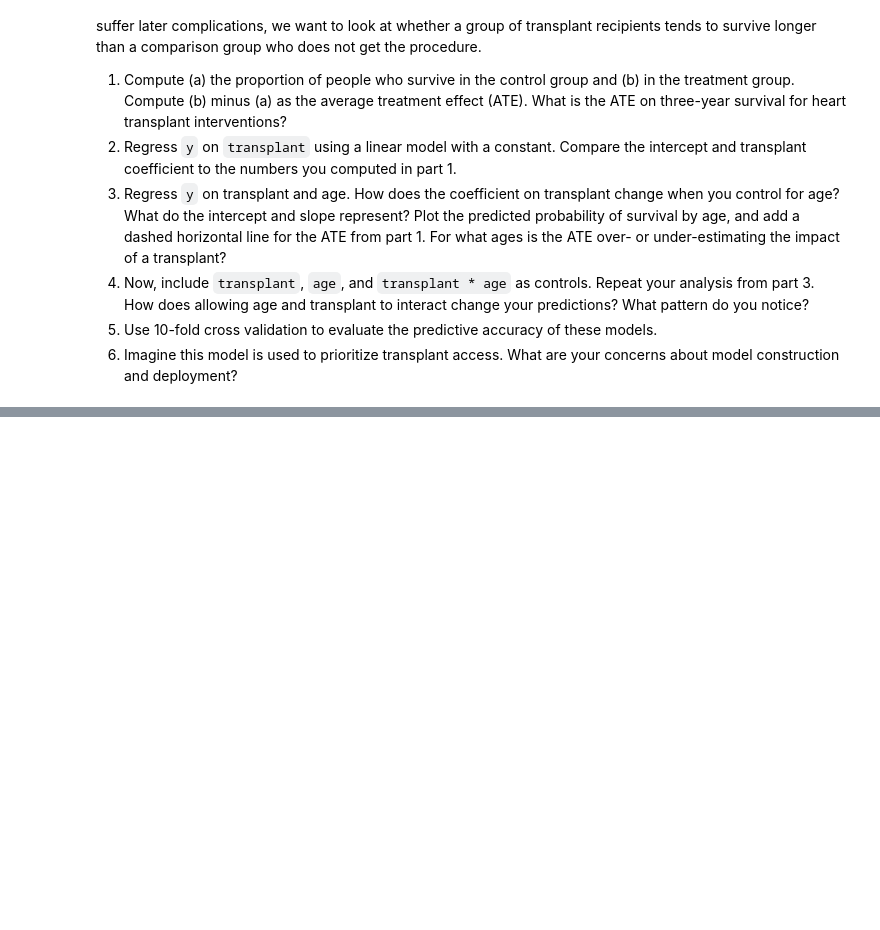
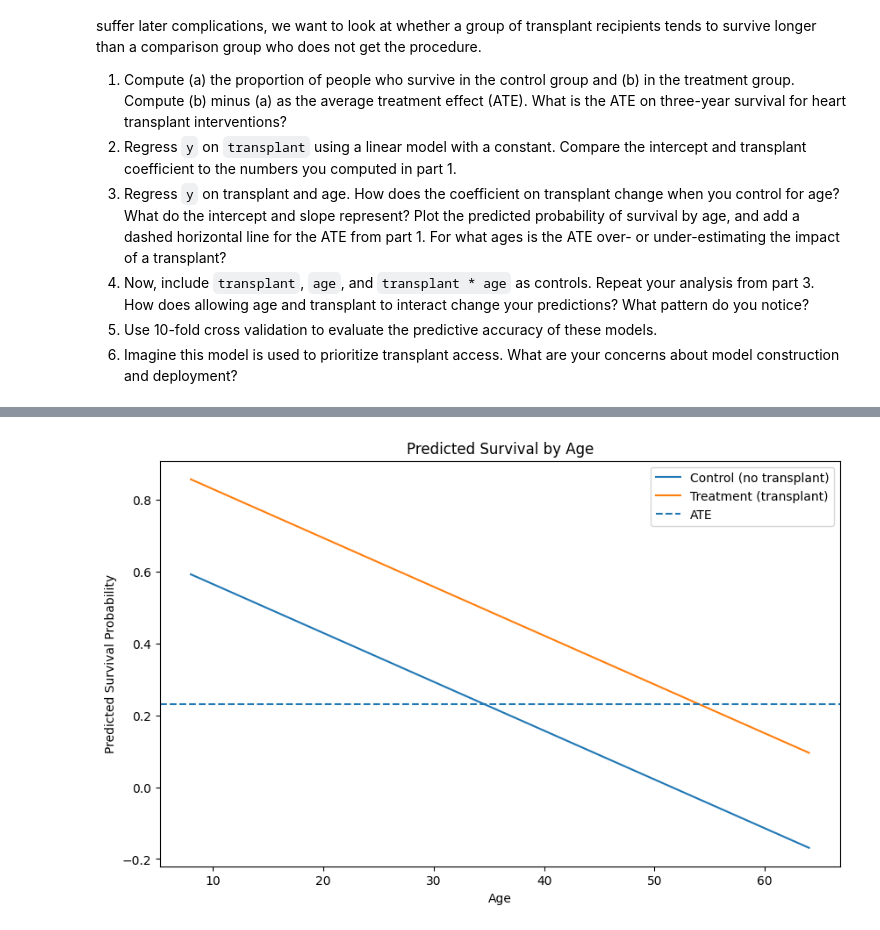
Before and after one commit to joellezamperini/undergrad_ml_assignments, a Jupyter notebook: 03_assignment_linear_models.ipynb, the cells around one changed output, grey strips where cells are left out. Drawn from its saved outputs; the diff is of its cells as text; code cells hidden in the pictures; blank space fills up the shorter version.

```diff
--- a/03_assignment_linear_models.ipynb
+++ b/03_assignment_linear_models.ipynb
@@ -565,0 +593,11 @@ Since a heart transplant is a dangerous operation and even people who successful
+# %%
+#Q2
+import statsmodels.api as sm
+
+heart["treatment"] = (heart["transplant"] == "treatment").astype(int)
+
+model_ate = sm.OLS.from_formula("y ~ treatment", data=heart).fit()
+
+print(model_ate.summary())
+print("\nCoefficients:\n")
+print(model_ate.params)
@@ -565,0 +624,8 @@ Since a heart transplant is a dangerous operation and even people who successful
+# %%
+#Q3
+
+model_age = sm.OLS.from_formula("y ~ treatment + age", data=heart).fit()
+
+print(model_age.summary())
+print("\nCoefficients:\n")
+print(model_age.params)
@@ -565,0 +650,30 @@ Since a heart transplant is a dangerous operation and even people who successful
+# %%
+import numpy as np
+import matplotlib.pyplot as plt
+
+age_range = np.linspace(heart["age"].min(), heart["age"].max(), 100)
+
+pred_control = model_age.params["Intercept"] + model_age.params["age"] * age_range
+
+pred_treat = (
+    model_age.params["Intercept"]
+    + model_age.params["treatment"]
+    + model_age.params["age"] * age_range
+)
+
+ate = 0.23017902813299232
+
+plt.figure(figsize=(10, 6))
+
+plt.plot(age_range, pred_control, label="Control (no transplant)")
+plt.plot(age_range, pred_treat, label="Treatment (transplant)")
+
+plt.axhline(y=ate, linestyle="--", label="ATE")
+
+plt.xlabel("Age")
+plt.ylabel("Predicted Survival Probability")
+plt.title("Predicted Survival by Age")
+plt.legend()
+plt.show()
+# %% [output]
+[figure, added]
```
Also changed, not shown: parts of 22 cells of this notebook.
